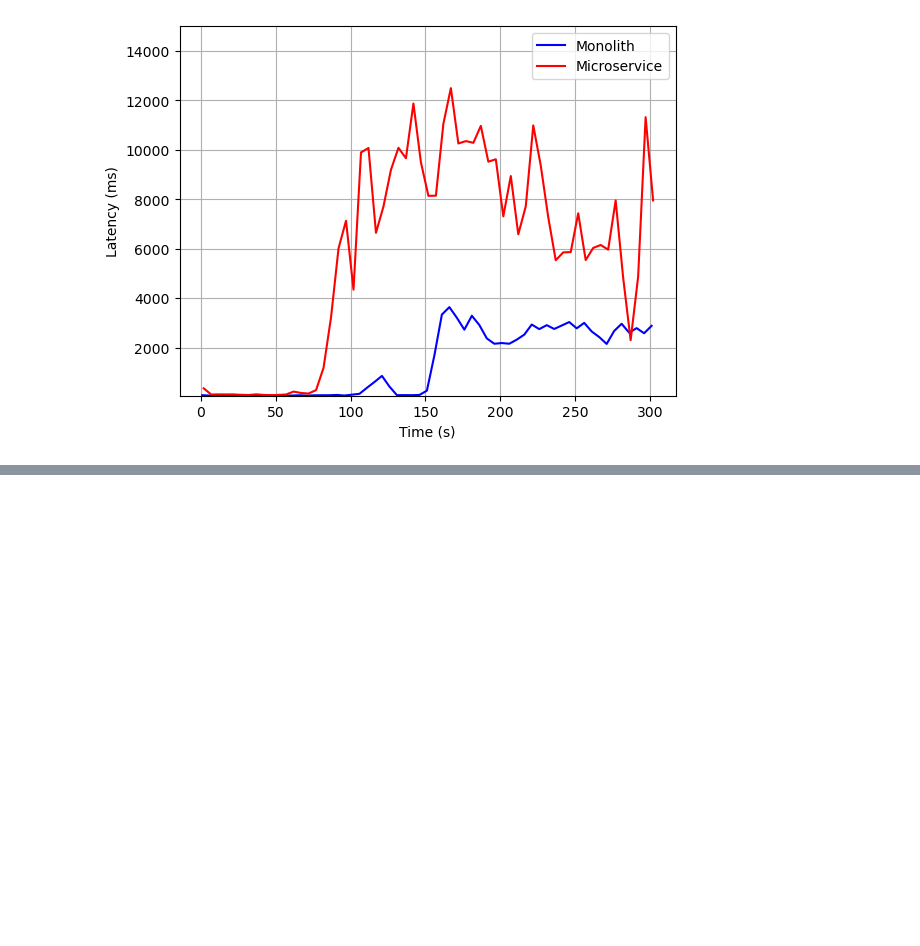
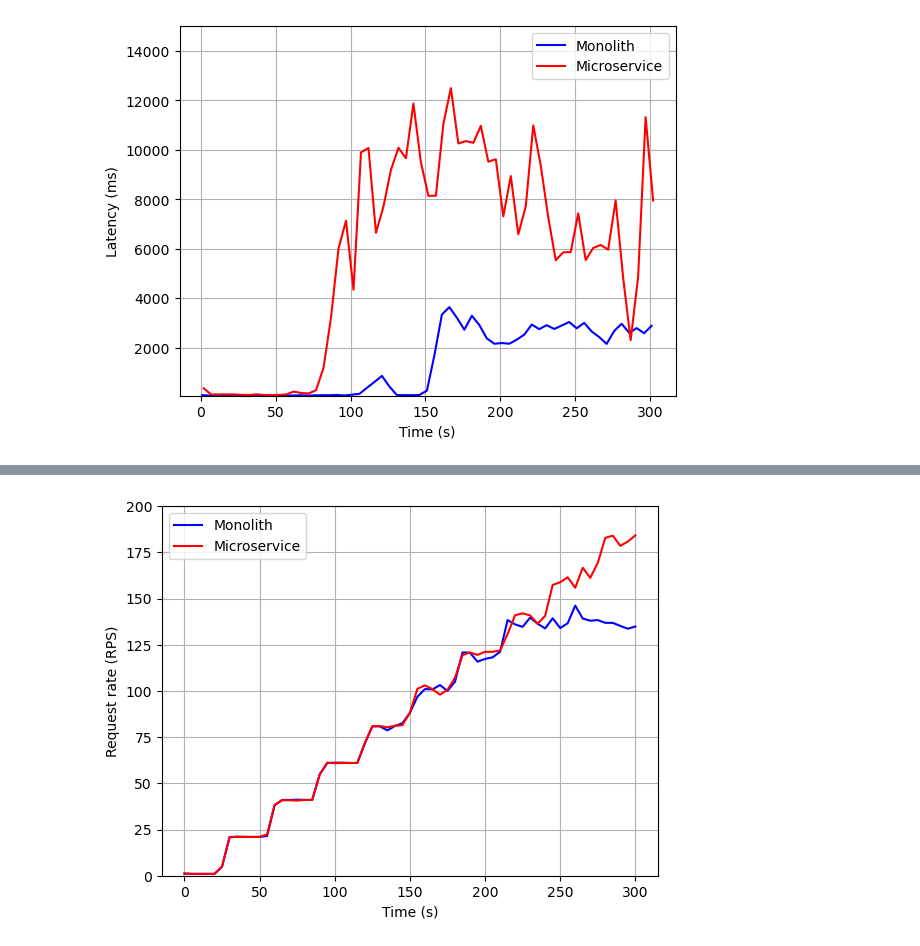
Before and after one commit to prebenrosland/microservice_analysis, a Jupyter notebook: Analysis.ipynb, the cells around one changed output, grey strips where cells are left out. Drawn from its saved outputs; the diff is of its cells as text; code cells hidden in the pictures; blank space fills up the shorter version.

```diff
--- a/Analysis.ipynb
+++ b/Analysis.ipynb
@@ -289,0 +320,5 @@ compare_req_rate(soft(reqRate(findSampleMean(mono_8c16g_list)), 5),
+# %%
+compare_req_rate(soft(reqRate(findSampleMean(mono_ramp_list)), 5),
+                 soft(reqRate(findSampleMean(micro_2extend_list)), 5), y_low=0, y_high=200)
+# %% [output]
+[figure, added]
```
Also changed, not shown: parts of 22 cells of this notebook, 15 other files.
